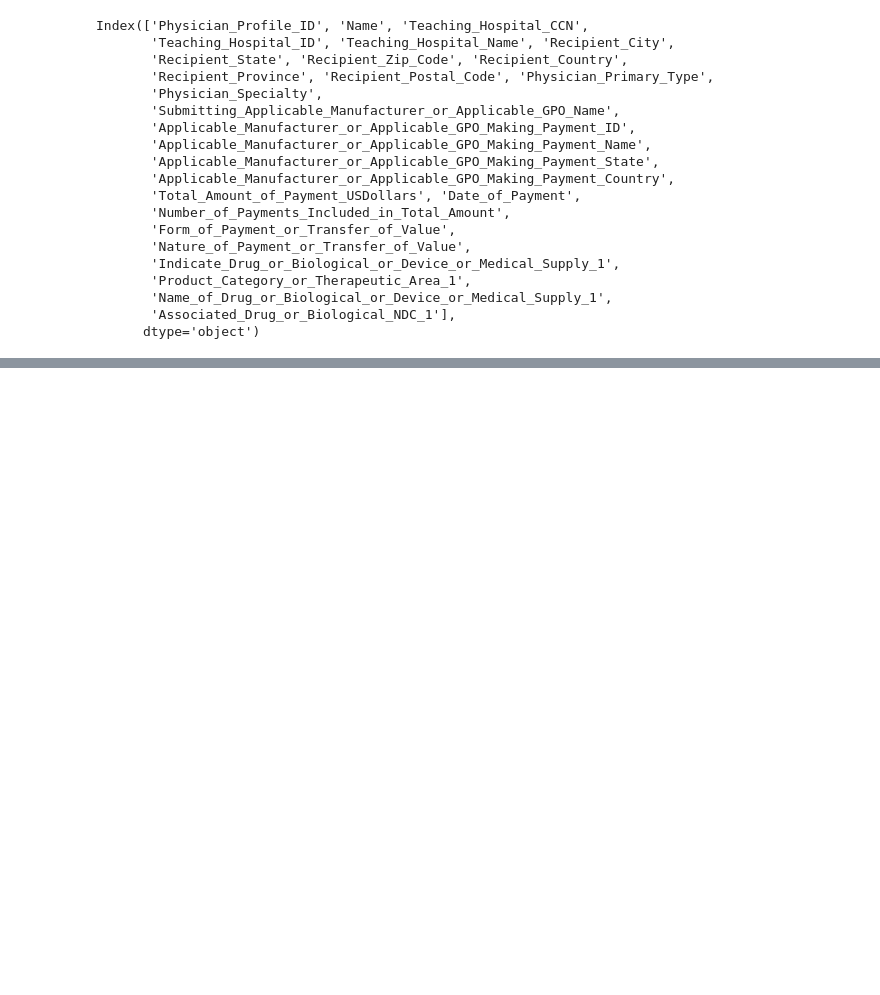
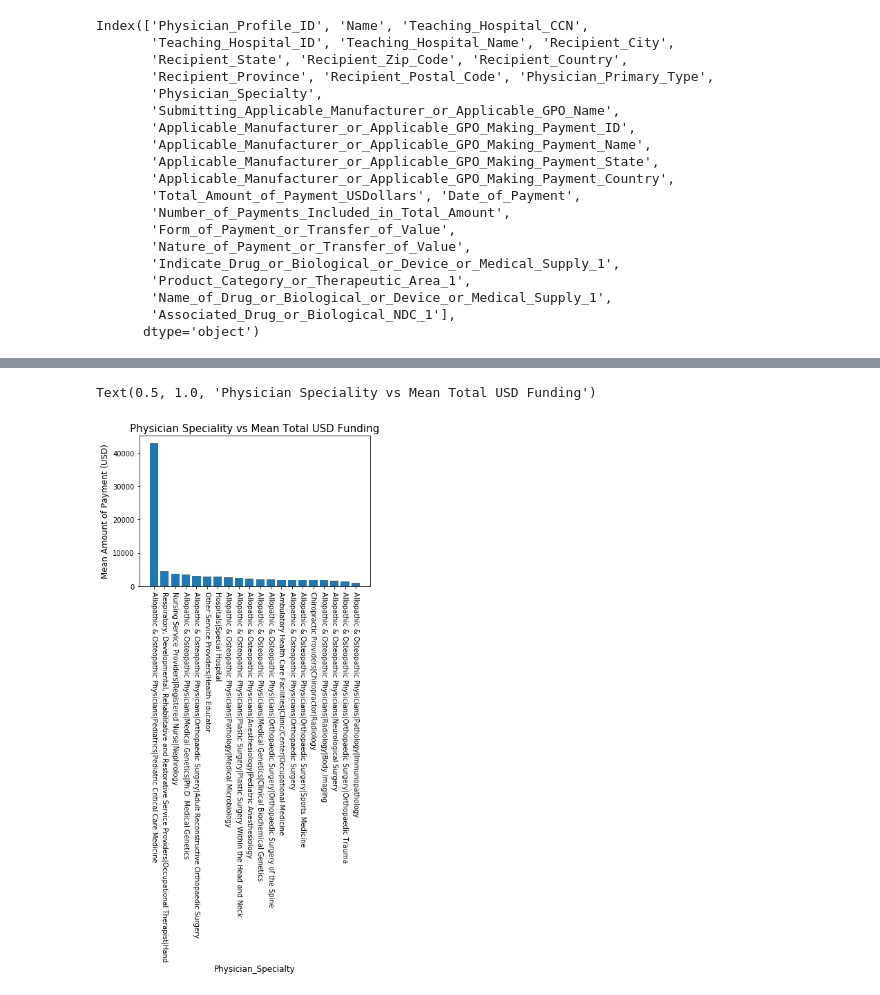
Before and after one commit to charlesjkwanin/dollars-for-doctors, a Jupyter notebook: Physician_Bias.ipynb, the cells around one changed output, grey strips where cells are left out. Saved outputs shown, nothing was run; the diff lists cells and outputs as text; code cells hidden in the pictures; blank space fills up the shorter version.

```diff
--- a/Physician_Bias.ipynb
+++ b/Physician_Bias.ipynb
@@ -190,0 +235,8 @@ import statsmodels
+# %%
+company_open_payments = open_payments[open_payments['Submitting_Applicable_Manufacturer_or_Applicable_GPO_Name'].isin(top_companies)]
+# %%
+unique_company_payments = company_open_payments.compute()
+# %%
+# if doctor name is not given, use the given teaching hospital name.
+
+ucp = unique_company_payments
@@ -190,0 +260,3 @@ import statsmodels
+# %%
+# find the physician specialty that's paid most on average
+df = pd.DataFrame(ucp.groupby("Physician_Specialty")["Total_Amount_of_Payment_USDollars"].mean())
@@ -190,0 +312,11 @@ import statsmodels
+# %%
+# plotting speciality vs total $$ funding -- df mean/first 20
+
+plt.bar(df["Total_Amount_of_Payment_USDollars"].sort_values(ascending=False).index.get_level_values(0)[:20], df["Total_Amount_of_Payment_USDollars"].sort_values(ascending=False).iloc[:20])
+plt.xlabel("Physician_Specialty", fontsize=12)
+plt.xticks(rotation=-90)
+plt.ylabel("Mean Amount of Payment (USD)", fontsize=12)
+plt.title("Physician Speciality vs Mean Total USD Funding", fontsize=15)
+# %% [output]
+Text(0.5, 1.0, 'Physician Speciality vs Mean Total USD Funding')
+[figure, added]
```
Also changed, not shown: parts of 83 cells of this notebook, 1 other file.
